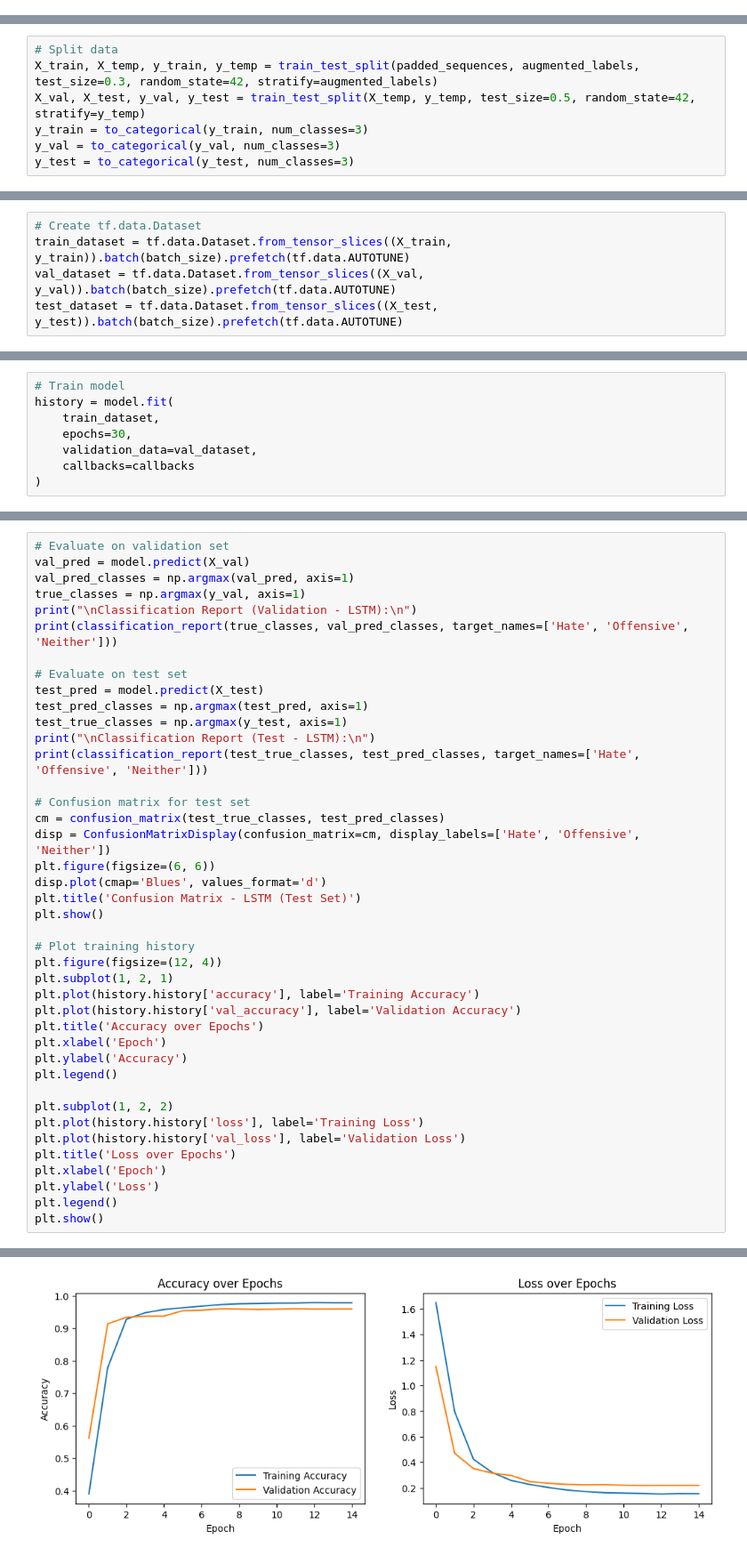
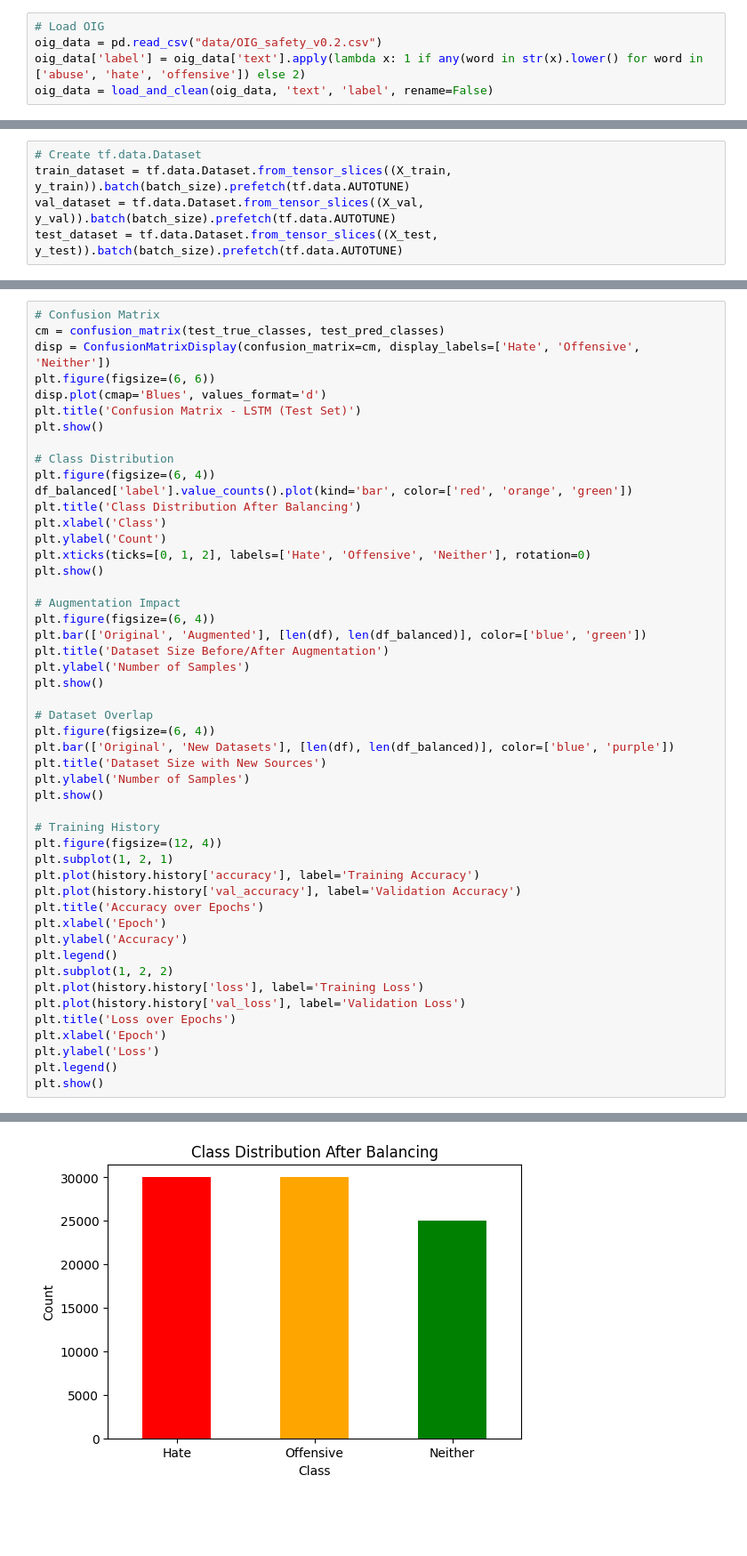
Before and after one commit to SafeTalks-App/machine-learning, a Jupyter notebook: lstm_finetune_clean.ipynb, the cells around one changed output, grey strips where cells are left out. Shown: that part at 89% size. Cells and saved outputs as stored; diff of their text form; blank space fills up the shorter version.

```diff
--- a/lstm_finetune_clean.ipynb
+++ b/lstm_finetune_clean.ipynb
@@ -167,0 +147,5 @@ df = df[df['text'].str.len() > 0]
+# %%
+# Load OIG
+oig_data = pd.read_csv("data/OIG_safety_v0.2.csv")
+oig_data['label'] = oig_data['text'].apply(lambda x: 1 if any(word in str(x).lower() for word in ['abuse', 'hate', 'offensive']) else 2)
+oig_data = load_and_clean(oig_data, 'text', 'label', rename=False)
@@ -259,7 +239,0 @@ augmented_labels = np.array(augmented_labels)
-# %%
-# Split data
-X_train, X_temp, y_train, y_temp = train_test_split(padded_sequences, augmented_labels, test_size=0.3, random_state=42, stratify=augmented_labels)
-X_val, X_test, y_val, y_test = train_test_split(X_temp, y_temp, test_size=0.5, random_state=42, stratify=y_temp)
-y_train = to_categorical(y_train, num_classes=3)
-y_val = to_categorical(y_val, num_classes=3)
-y_test = to_categorical(y_test, num_classes=3)
@@ -314,8 +507,0 @@ callbacks = [
-# %%
-# Train model
-history = model.fit(
-    train_dataset,
-    epochs=30,
-    validation_data=val_dataset,
-    callbacks=callbacks
-)
@@ -340,19 +510,5 @@ Epoch 15/30
 # %%
-# Evaluate on validation set
-val_pred = model.predict(X_val)
-val_pred_classes = np.argmax(val_pred, axis=1)
-true_classes = np.argmax(y_val, axis=1)
-print("\nClassification Report (Validation - LSTM):\n")
-print(classification_report(true_classes, val_pred_classes, target_names=['Hate', 'Offensive', 'Neither']))
-
-# Evaluate on test set
-test_pred = model.predict(X_test)
-test_pred_classes = np.argmax(test_pred, axis=1)
-test_true_classes = np.argmax(y_test, axis=1)
-print("\nClassification Report (Test - LSTM):\n")
-print(classification_report(test_true_classes, test_pred_classes, target_names=['Hate', 'Offensive', 'Neither']))
-
-# Confusion matrix for test set
+# Confusion Matrix
 cm = confusion_matrix(test_true_classes, test_pred_classes)
 disp = ConfusionMatrixDisplay(confusion_matrix=cm, display_labels=['Hate', 'Offensive', 'Neither'])
 plt.figure(figsize=(6, 6))
@@ -360,7 +516,30 @@ disp.plot(cmap='Blues', values_format='d')
 plt.title('Confusion Matrix - LSTM (Test Set)')
 plt.show()
 
-# Plot training history
+# Class Distribution
+plt.figure(figsize=(6, 4))
+df_balanced['label'].value_counts().plot(kind='bar', color=['red', 'orange', 'green'])
+plt.title('Class Distribution After Balancing')
+plt.xlabel('Class')
+plt.ylabel('Count')
+plt.xticks(ticks=[0, 1, 2], labels=['Hate', 'Offensive', 'Neither'], rotation=0)
+plt.show()
+
+# Augmentation Impact
+plt.figure(figsize=(6, 4))
+plt.bar(['Original', 'Augmented'], [len(df), len(df_balanced)], color=['blue', 'green'])
+plt.title('Dataset Size Before/After Augmentation')
+plt.ylabel('Number of Samples')
+plt.show()
+
+# Dataset Overlap
+plt.figure(figsize=(6, 4))
+plt.bar(['Original', 'New Datasets'], [len(df), len(df_balanced)], color=['blue', 'purple'])
+plt.title('Dataset Size with New Sources')
+plt.ylabel('Number of Samples')
+plt.show()
+
+# Training History
 plt.figure(figsize=(12, 4))
 plt.subplot(1, 2, 1)
 plt.plot(history.history['accuracy'], label='Training Accuracy')
@@ -369,7 +548,6 @@ plt.title('Accuracy over Epochs')
 plt.xlabel('Epoch')
 plt.ylabel('Accuracy')
 plt.legend()
-
 plt.subplot(1, 2, 2)
 plt.plot(history.history['loss'], label='Training Loss')
 plt.plot(history.history['val_loss'], label='Validation Loss')
@@ -401 +562 @@ weighted avg       0.96      0.96      0.96      8100
-[figure, old version]
+[figure, new version]
```
Also changed, not shown: parts of 34 cells of this notebook, 1 other file.
